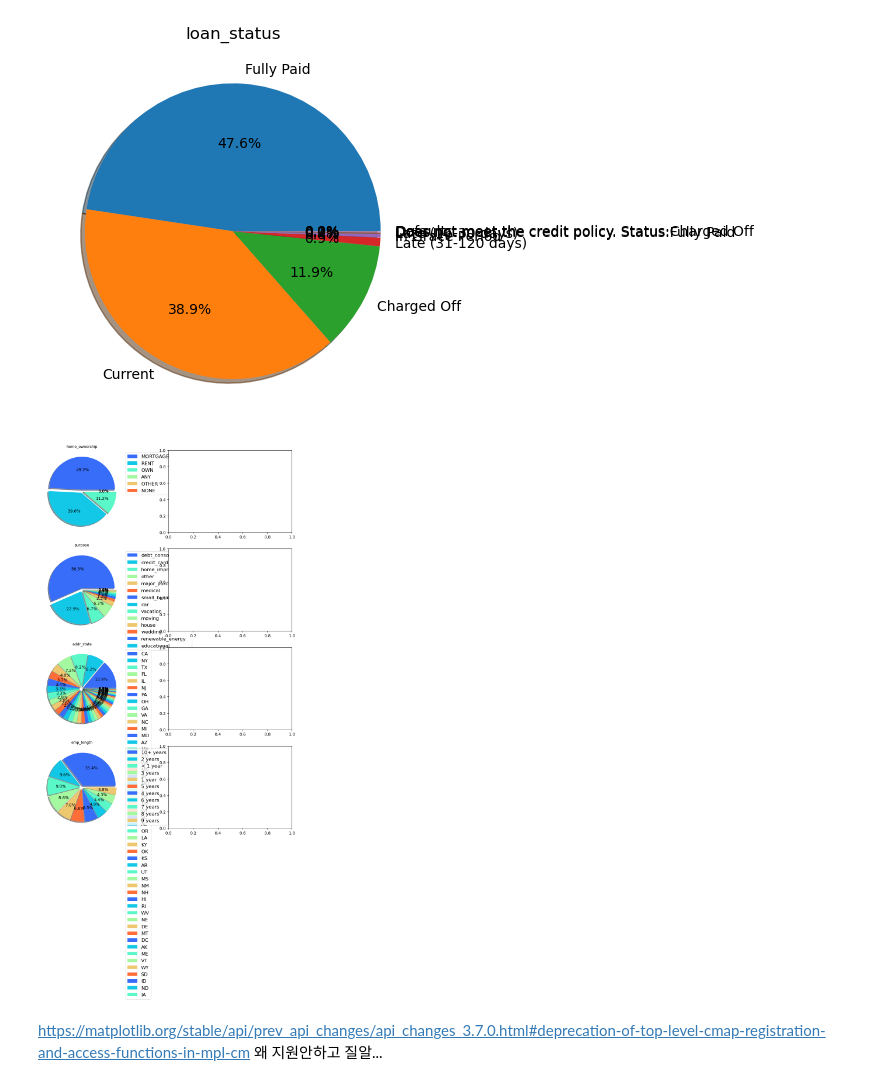
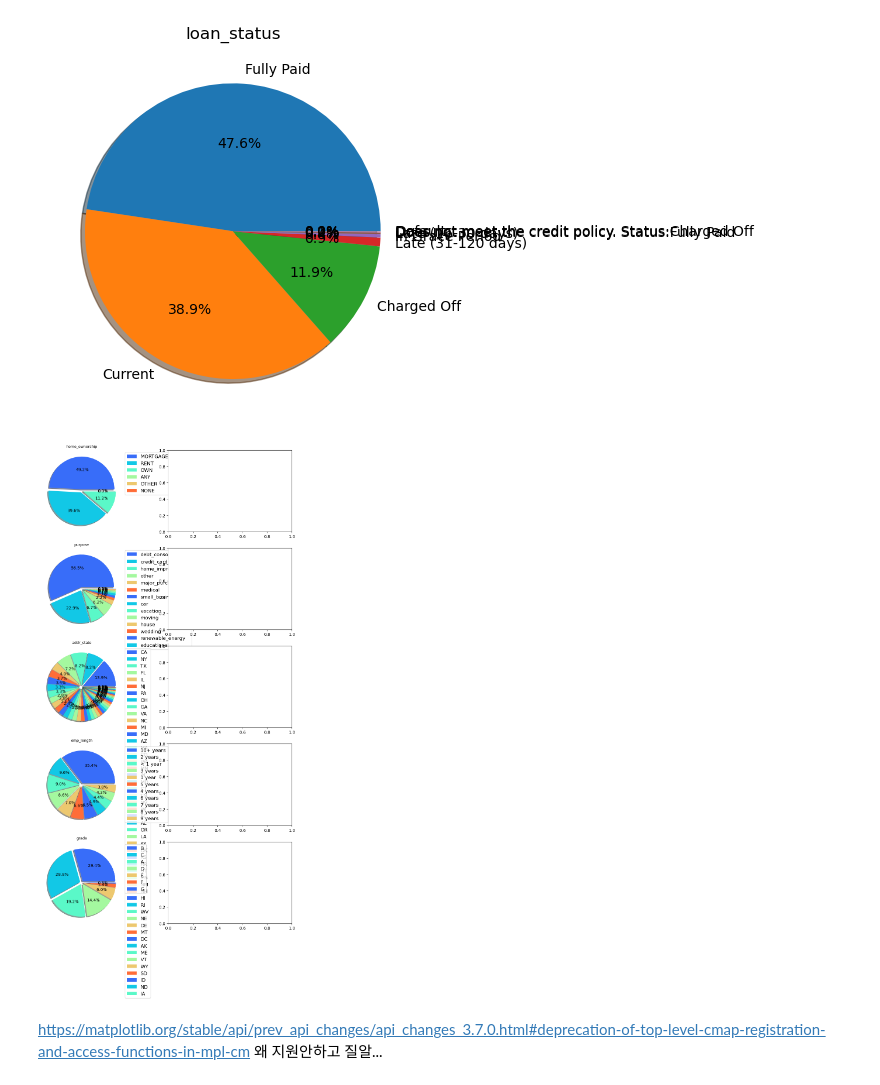
Before and after one commit to jiyoungeeeeeeeeeeeeeeeeeeeee/MLOps, a Jupyter notebook: train.ipynb, the cells around one changed output. Drawn from its saved outputs; the diff is of its cells as text; code cells hidden in the pictures.

```diff
--- a/train.ipynb
+++ b/train.ipynb
@@ -19,7 +19,7 @@ data
 | 2260700 | Total amount funded in policy cod... | NaN | NaN | NaN | NaN | NaN | NaN | NaN | NaN | ... |
 2260701 rows × 151 columns
 # %%
-columns_to_keep = ['loan_amnt','int_rate','installment','emp_title','emp_length','home_ownership','annual_inc','issue_d','loan_status','purpose','dti','earliest_cr_line','open_acc','pub_rec','revol_bal','revol_util','total_acc','mort_acc','pub_rec_bankruptcies','zip_code','addr_state']
+columns_to_keep = ['loan_amnt','int_rate','installment','emp_title','emp_length','home_ownership','annual_inc','issue_d','loan_status','purpose','dti','earliest_cr_line','open_acc','pub_rec','revol_bal','revol_util','total_acc','mort_acc','pub_rec_bankruptcies','zip_code','addr_state', 'grade']
 
 # 컬럼 제외하고 나머지 삭제
 data.drop(columns=[col for col in data.columns if col not in columns_to_keep], inplace=True)
@@ -180,27 +180,27 @@ Text(0.5, 1.0, 'loan_status')
 # %%
 sns.set_palette('rainbow')
 
-num = ['home_ownership'  , 'purpose' , 'addr_state' , 'emp_length']
+num = ['home_ownership'  , 'purpose' , 'addr_state' , 'emp_length' , 'grade']
 
 fig, axes = plt.subplots(len(num), 2 ,figsize = (12, len(num) * 4.2))
 
 df = pd.concat([data[num].assign(Source = 'data')],
                axis=0, ignore_index = True)
 
 for i,col in enumerate(num):
     data_dist = df.loc[df.Source =='data', [col]].value_counts()
 
     ax = axes[i,0]
     ax.pie(data_dist, shadow=True, explode=[.05]*len(data_dist), autopct='%.1f%%')
     ax.legend([category[0] for category in data_dist.index], loc='upper left', bbox_to_anchor=(1, 1), fontsize=12)
     ax.set(xlabel = '', ylabel = '')
     ax.set_title(f'{col}',fontsize = 9)
 
 
 #plt.suptitle(f"\nDistribution analysis - categorical features\n",fontsize = 15, y = 0.9, x = 0.57)
 plt.show()
 # %% [output]
-[figure, old version]
+[figure, new version]
 # %% [markdown]
 https://matplotlib.org/stable/api/prev_api_changes/api_changes_3.7.0.html#deprecation-of-top-level-cmap-registration-and-access-functions-in-mpl-cm
 왜 지원안하고 질알...
```
Also changed, not shown: parts of 41 cells of this notebook.
